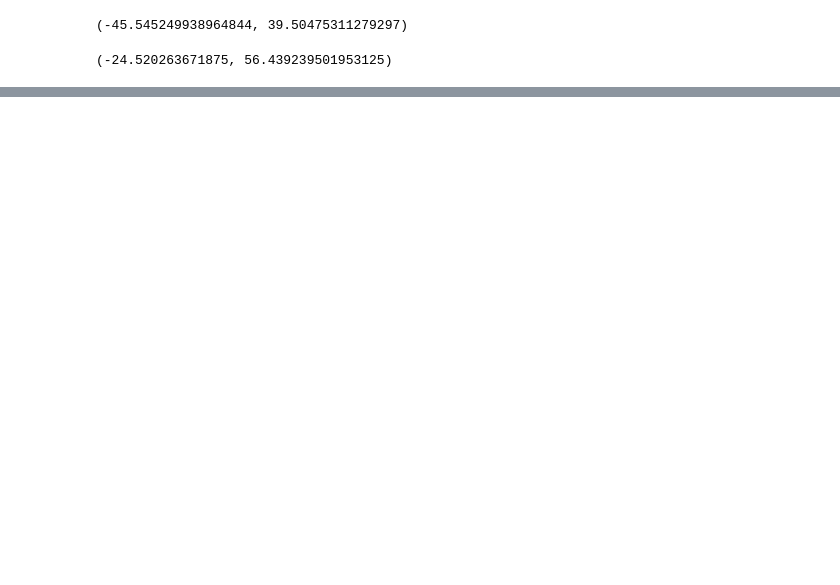
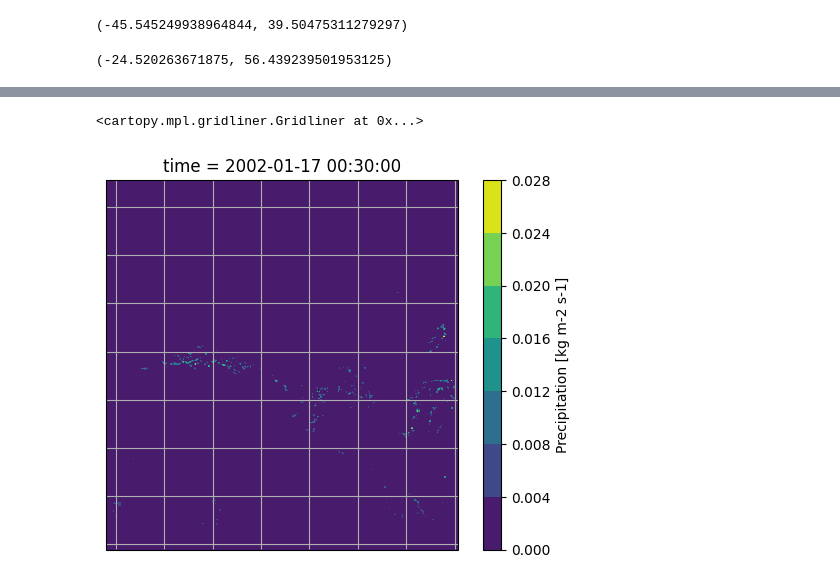
Before and after one commit to MetOffice/ai4c_hackathon, a Jupyter notebook: notebooks/cp4a_exploration.ipynb, the cells around one changed output, grey strips where cells are left out. Cells and saved outputs as stored; diff of their text form; code cells hidden in the pictures; blank space fills up the shorter version.

```diff
--- a/notebooks/cp4a_exploration.ipynb
+++ b/notebooks/cp4a_exploration.ipynb
@@ -103,6 +170,10 @@ select_var = 'pr'
 # %%
-select_var_path = var_dict[select_var] / fname_template.format(
-    var_name = select_var,
-    start_dt=start_str,
-    end_dt=end_str,
+select_var = 'pr'
+pr_var_path = var_dict[select_var] / fname_template.format(
+    title = var_title[select_var],
+    model = var_model[select_var],
+    start_dt=dt_format_template.format(dt=start_dict[select_var]),
+    end_dt=dt_format_template.format(dt=end_dict[select_var]),
 )
+print(pr_var_path.is_file())
+pr_var_path
@@ -109,2 +183,2 @@ select_var_path = var_dict[select_var] / fname_template.format(
 # %%
-pr_ds = xarray.load_dataset(select_var_path)
+pr_ds = xarray.open_dataset(select_var_path)
@@ -112,0 +205,9 @@ FileNotFoundError: [Errno 2] No such file or directory: '/gws/pw/j25/cp4a/HadGEM
+# %%
+fig1 = matplotlib.pyplot.figure()
+ax1 = fig1.add_subplot(1,1,1,projection=cartopy.crs.Mercator())
+plot1 = pr_ds['pr'].loc['2002-01-17 00:30'][0].plot.contourf(ax=ax1)
+ax1.axes.coastlines()
+ax1.axes.gridlines()
+# %% [output]
+<cartopy.mpl.gridliner.Gridliner at 0x...>
+[figure, added]
```
Also changed, not shown: parts of 24 cells of this notebook.
